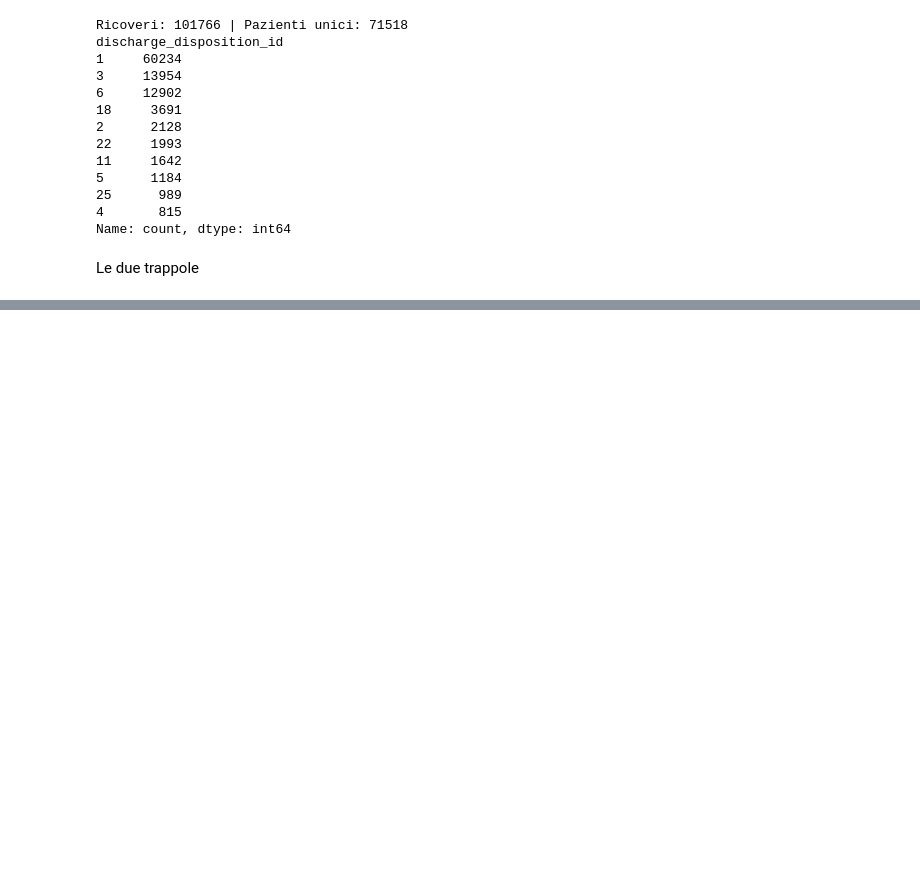
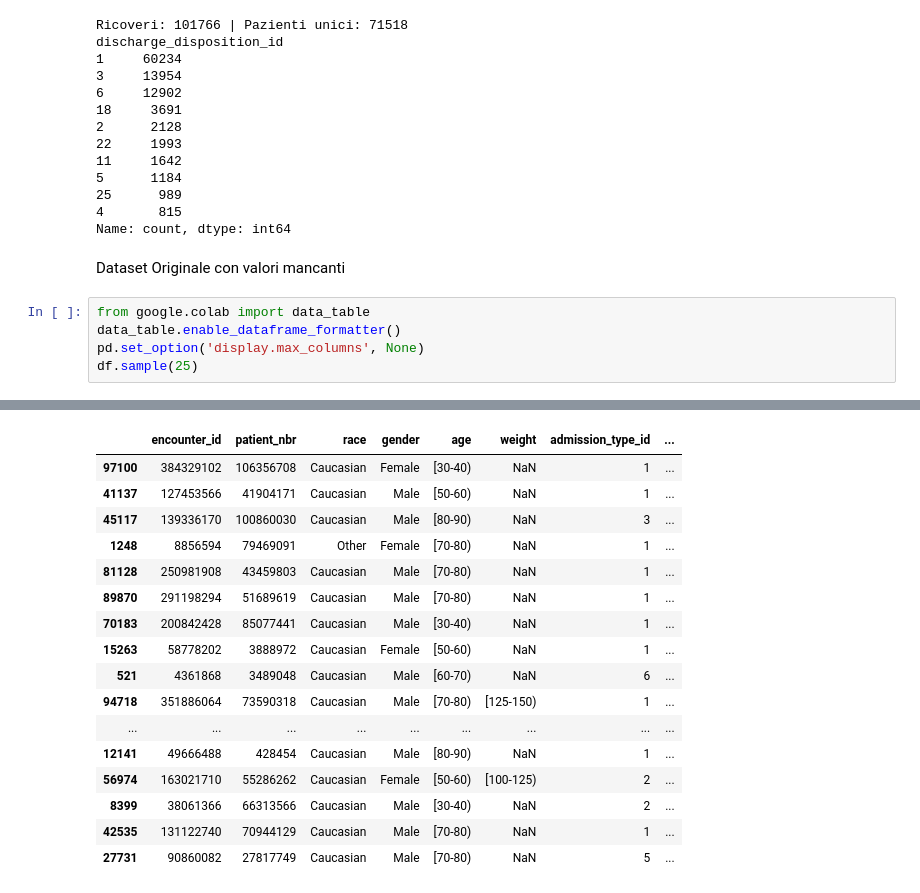
Before and after one commit to dariojuri/Progetto_ML, a Jupyter notebook: Progetto_ML.ipynb, the cells around one changed output, grey strips where cells are left out. Drawn from its saved outputs; the diff is of its cells as text; blank space fills up the shorter version.

Commit message:
Sessione 1 creato con Colab

```diff
--- a/Progetto_ML.ipynb
+++ b/Progetto_ML.ipynb
@@ -94,5 +102,11 @@ discharge_disposition_id
 25      989
 4       815
 Name: count, dtype: int64
-# %% [markdown]
-Le due trappole
+# %% [markdown]
+Dataset Originale con valori mancanti
+# %%
+from google.colab import data_table
+data_table.enable_dataframe_formatter()
+pd.set_option('display.max_columns', None)
+df.sample(25)
+# %% [output]
@@ -98,0 +114,17 @@ Le due trappole
+|  | encounter_id | patient_nbr | race | gender | age | weight | admission_type_id | ... |
+| 97100 | 384329102 | 106356708 | Caucasian | Female | [30-40) | NaN | 1 | ... |
+| 41137 | 127453566 | 41904171 | Caucasian | Male | [50-60) | NaN | 1 | ... |
+| 45117 | 139336170 | 100860030 | Caucasian | Male | [80-90) | NaN | 3 | ... |
+| 1248 | 8856594 | 79469091 | Other | Female | [70-80) | NaN | 1 | ... |
+| 81128 | 250981908 | 43459803 | Caucasian | Male | [70-80) | NaN | 1 | ... |
+| 89870 | 291198294 | 51689619 | Caucasian | Male | [70-80) | NaN | 1 | ... |
+| 70183 | 200842428 | 85077441 | Caucasian | Male | [30-40) | NaN | 1 | ... |
+| 15263 | 58778202 | 3888972 | Caucasian | Female | [50-60) | NaN | 1 | ... |
+| 521 | 4361868 | 3489048 | Caucasian | Male | [60-70) | NaN | 6 | ... |
+| 94718 | 351886064 | 73590318 | Caucasian | Male | [70-80) | [125-150) | 1 | ... |
+| ... | ... | ... | ... | ... | ... | ... | ... | ... |
+| 12141 | 49666488 | 428454 | Caucasian | Male | [80-90) | NaN | 1 | ... |
+| 56974 | 163021710 | 55286262 | Caucasian | Female | [50-60) | [100-125) | 2 | ... |
+| 8399 | 38061366 | 66313566 | Caucasian | Male | [30-40) | NaN | 2 | ... |
+| 42535 | 131122740 | 70944129 | Caucasian | Male | [70-80) | NaN | 1 | ... |
+| 27731 | 90860082 | 27817749 | Caucasian | Male | [70-80) | NaN | 5 | ... |
```
Also changed, not shown: parts of 11 cells of this notebook.
